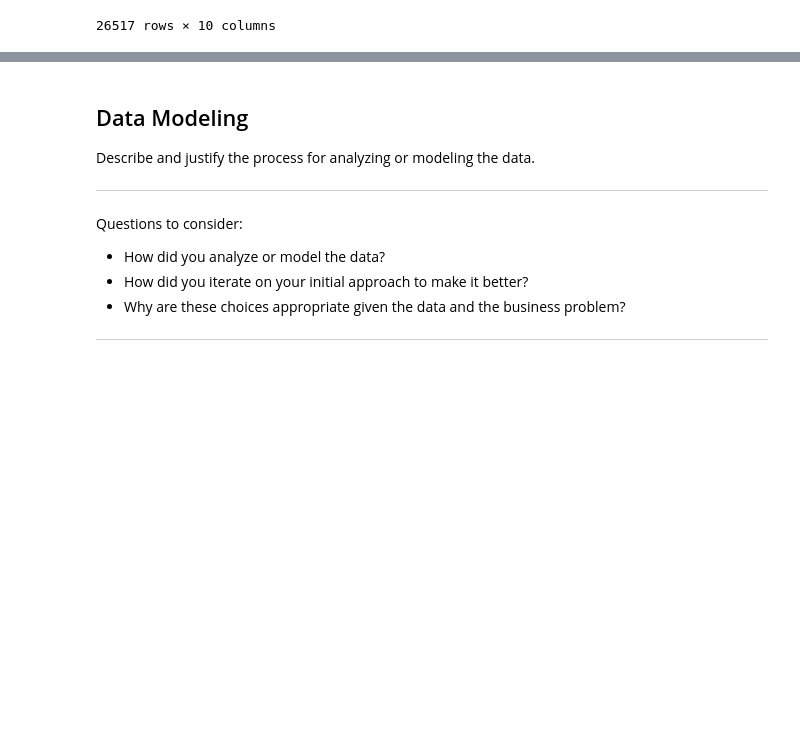
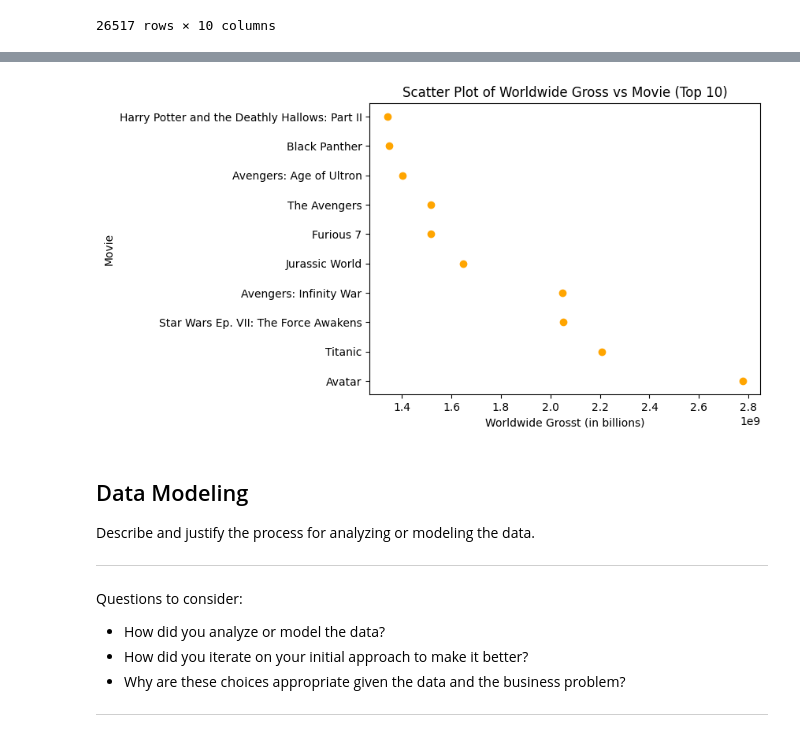
Before and after one commit to likebubba/Microsoft-Phase-1-Project, a Jupyter notebook: student.ipynb, the cells around one changed output, grey strips where cells are left out. Saved outputs shown, nothing was run; the diff lists cells and outputs as text; code cells hidden in the pictures; blank space fills up the shorter version.

```diff
--- a/student.ipynb
+++ b/student.ipynb
@@ -251,3 +283,15 @@ movie_budgets_cleaned
+# %%
+# Get the top 10 records based on the 'worldwide_gross' column
+top_10_budgets = movie_budgets.nlargest(10, 'worldwide_gross')
+
+# Scatter plot for the top 10 records
+plt.scatter(top_10_budgets["worldwide_gross"], top_10_budgets["movie"], color="orange")
+plt.title('Scatter Plot of Worldwide Gross vs Movie (Top 10)')
+plt.xlabel('Worldwide Grosst (in billions)')
+plt.ylabel('Movie')
+plt.show()
+# %% [output]
+[figure, added]
 # %% [markdown]
 ## Data Modeling
 Describe and justify the process for analyzing or modeling the data.
```
Also changed, not shown: parts of 8 cells of this notebook, 3 other files.
